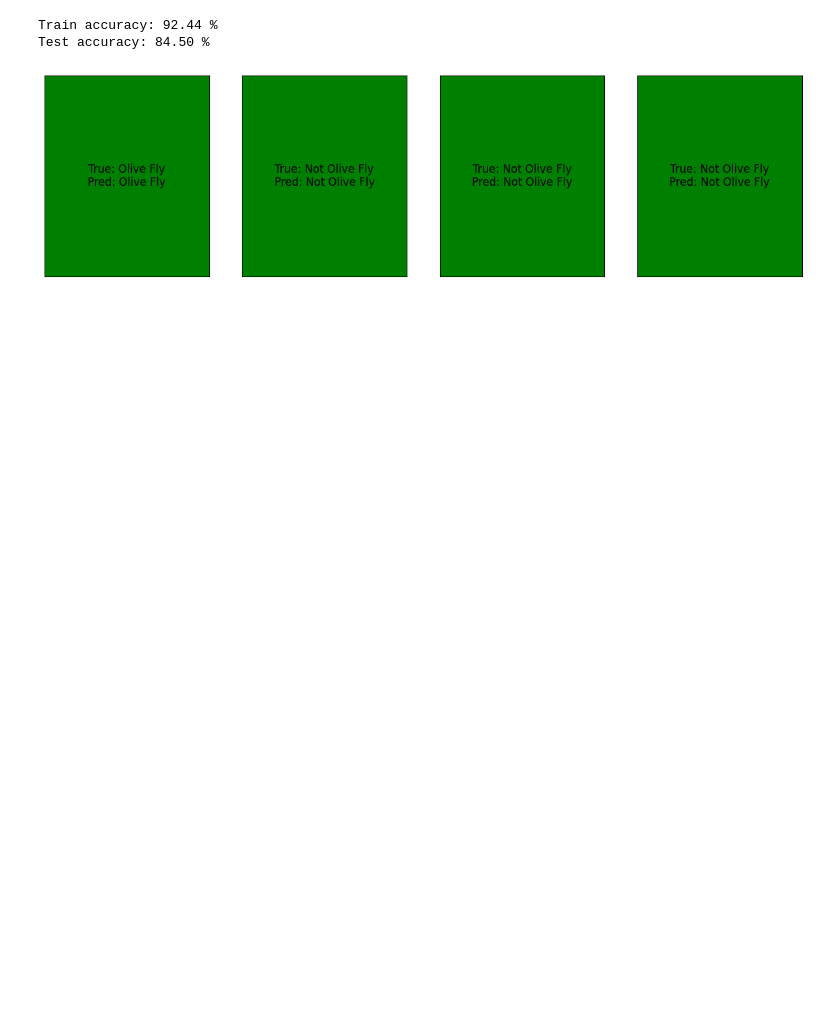
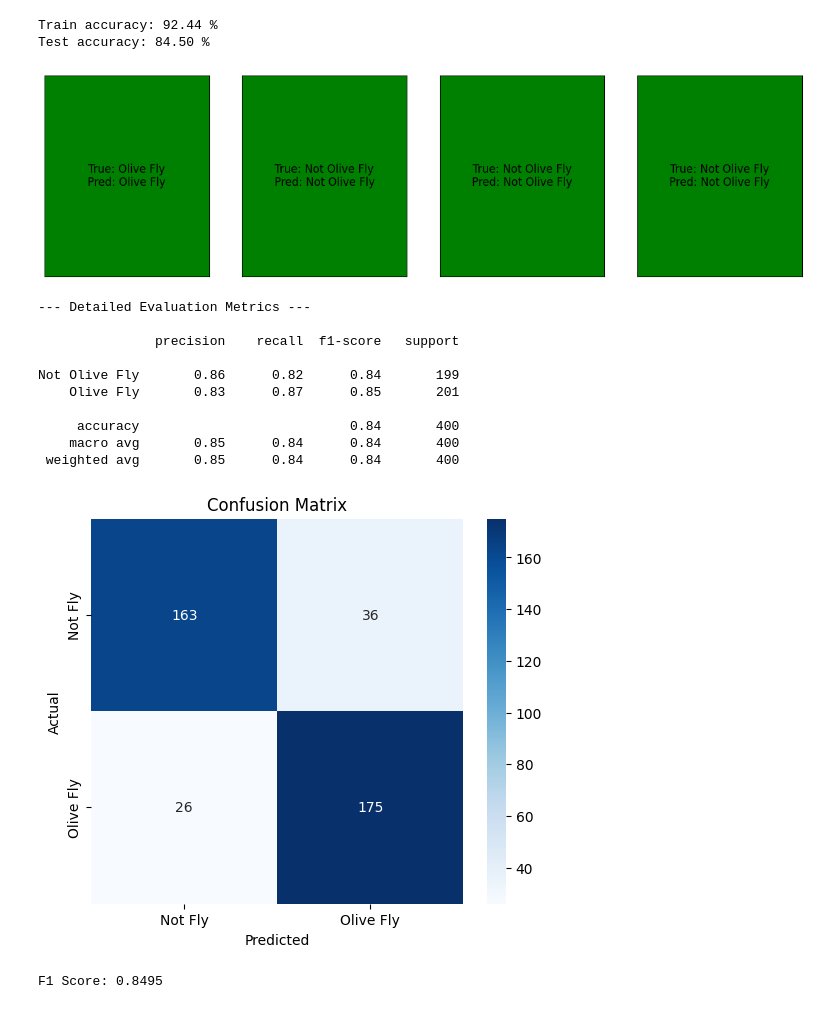
Before and after one commit to Appohh/olive_fly_classifier_scratch, a Jupyter notebook: train_model.ipynb, the cells around one changed output. Cells and saved outputs as stored; diff of their text form; code cells hidden in the pictures; blank space fills up the shorter version.

Commit message:
added more metrics

```diff
--- a/train_model.ipynb
+++ b/train_model.ipynb
@@ -203,3 +190,35 @@ for ax in axes:
 plt.show()
 # %% [output]
 [figure]
+# %%
+y_pred = predict(w, b, X_test)
+
+print("\n--- Detailed Evaluation Metrics ---\n")
+print(classification_report(y_test, y_pred, target_names=["Not Olive Fly", "Olive Fly"]))
+
+cm = confusion_matrix(y_test, y_pred)
+
+plt.figure(figsize=(6, 5))
+sns.heatmap(cm, annot=True, fmt='d', cmap='Blues',
+            xticklabels=["Not Fly", "Olive Fly"],
+            yticklabels=["Not Fly", "Olive Fly"])
+plt.xlabel('Predicted')
+plt.ylabel('Actual')
+plt.title('Confusion Matrix')
+plt.show()
+
+f1 = f1_score(y_test, y_pred)
+print(f"F1 Score: {f1:.4f}")
+# %% [output]
+--- Detailed Evaluation Metrics ---
+
+               precision    recall  f1-score   support
+
+Not Olive Fly       0.86      0.82      0.84       199
+    Olive Fly       0.83      0.87      0.85       201
+
+     accuracy                           0.84       400
+    macro avg       0.85      0.84      0.84       400
+ weighted avg       0.85      0.84      0.84       400
+[figure, added]
+F1 Score: 0.8495
```
Also changed, not shown: parts of 2 cells of this notebook, 1 other file.
